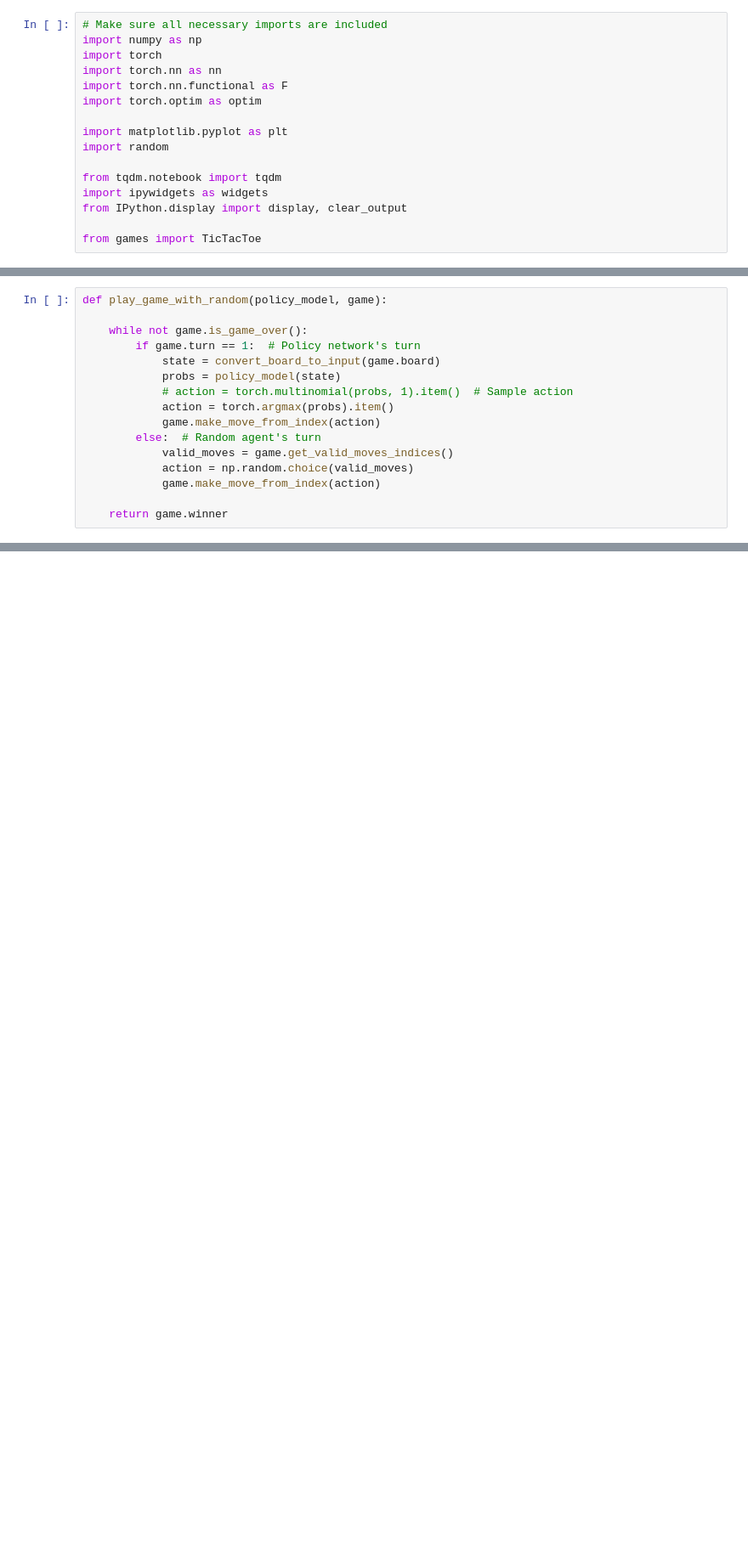
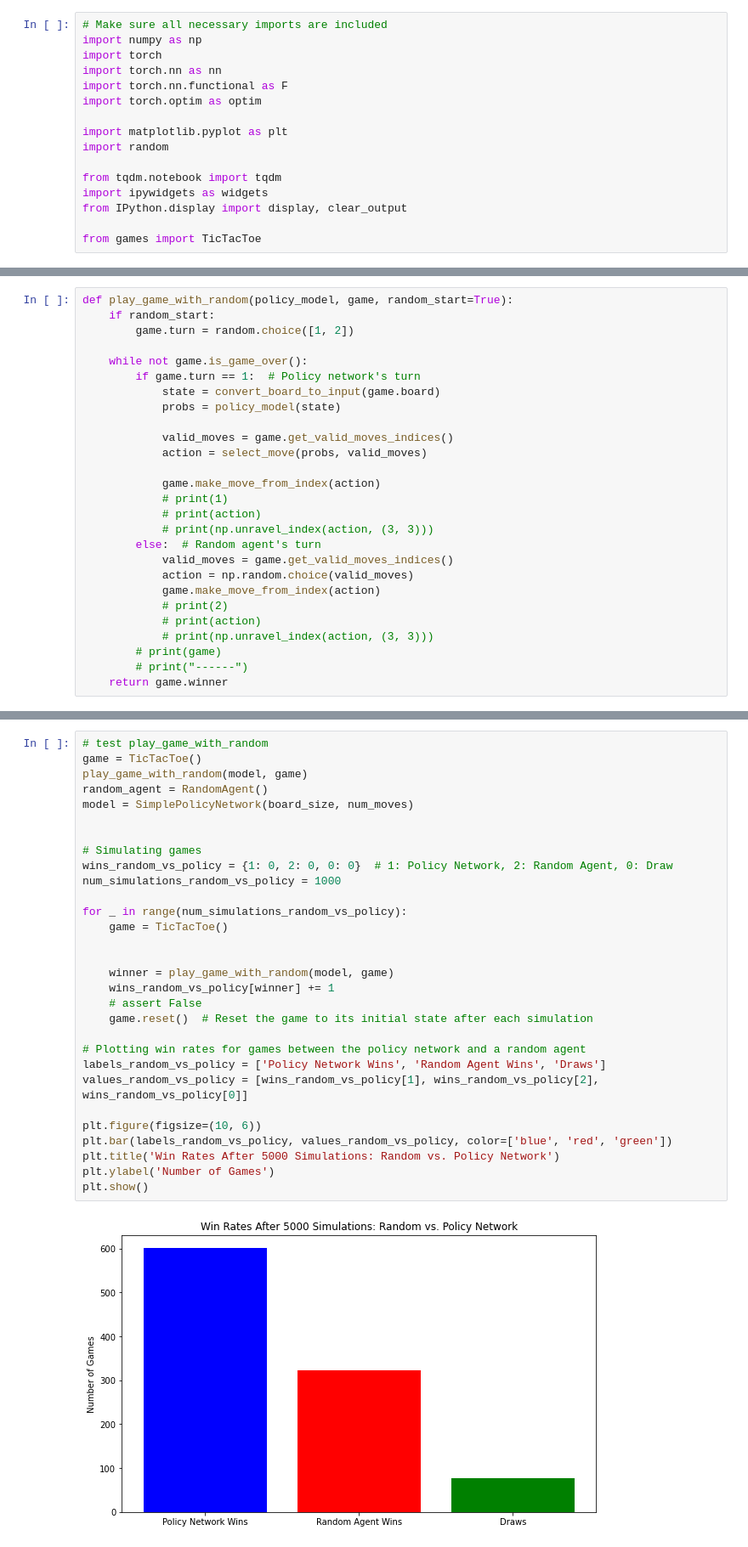
Before and after one commit to Calebp98/alphaTicTacToe, a Jupyter notebook: policyNet.ipynb, the cells around one changed output, grey strips where cells are left out. Shown: that part at 85% size. Saved outputs shown, nothing was run; the diff lists cells and outputs as text; blank space fills up the shorter version.

Commit message:
Conceptual progress, modified things to stop invalid moves

```diff
--- a/policyNet.ipynb
+++ b/policyNet.ipynb
@@ -233,16 +234,27 @@ plt.show()
 # %%
-def play_game_with_random(policy_model, game):
+def play_game_with_random(policy_model, game, random_start=True):
+    if random_start:
+        game.turn = random.choice([1, 2])
 
     while not game.is_game_over():
         if game.turn == 1:  # Policy network's turn
             state = convert_board_to_input(game.board)
             probs = policy_model(state)
-            # action = torch.multinomial(probs, 1).item()  # Sample action
-            action = torch.argmax(probs).item()
+
+            valid_moves = game.get_valid_moves_indices()
+            action = select_move(probs, valid_moves)
+
             game.make_move_from_index(action)
+            # print(1)
+            # print(action)
+            # print(np.unravel_index(action, (3, 3)))
         else:  # Random agent's turn
             valid_moves = game.get_valid_moves_indices()
             action = np.random.choice(valid_moves)
             game.make_move_from_index(action)
-
+            # print(2)
+            # print(action)
+            # print(np.unravel_index(action, (3, 3)))
+        # print(game)
+        # print("------")
     return game.winner
@@ -249 +275,33 @@ def play_game_with_random(policy_model, game):
+# %%
+# test play_game_with_random
+game = TicTacToe()
+play_game_with_random(model, game)
+random_agent = RandomAgent()
+model = SimplePolicyNetwork(board_size, num_moves)
+
+
+# Simulating games
+wins_random_vs_policy = {1: 0, 2: 0, 0: 0}  # 1: Policy Network, 2: Random Agent, 0: Draw
+num_simulations_random_vs_policy = 1000
+
+for _ in range(num_simulations_random_vs_policy):
+    game = TicTacToe()
+
+
+    winner = play_game_with_random(model, game)
+    wins_random_vs_policy[winner] += 1
+    # assert False
+    game.reset()  # Reset the game to its initial state after each simulation
+
+# Plotting win rates for games between the policy network and a random agent
+labels_random_vs_policy = ['Policy Network Wins', 'Random Agent Wins', 'Draws']
+values_random_vs_policy = [wins_random_vs_policy[1], wins_random_vs_policy[2], wins_random_vs_policy[0]]
+
+plt.figure(figsize=(10, 6))
+plt.bar(labels_random_vs_policy, values_random_vs_policy, color=['blue', 'red', 'green'])
+plt.title('Win Rates After 5000 Simulations: Random vs. Policy Network')
+plt.ylabel('Number of Games')
+plt.show()
+# %% [output]
+[figure, added]
 # %%
```
Also changed, not shown: parts of 12 cells of this notebook, 2 other files.
